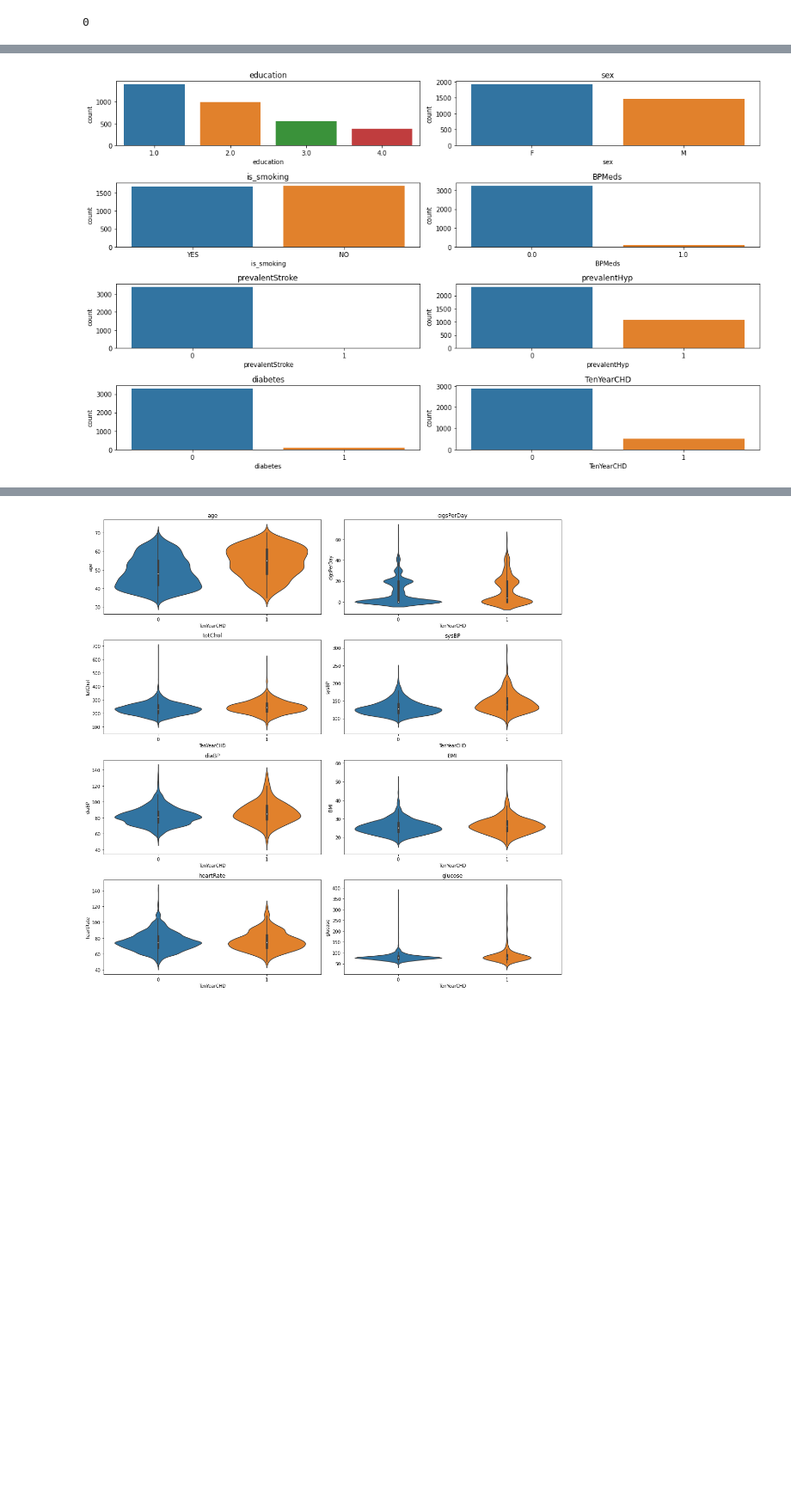
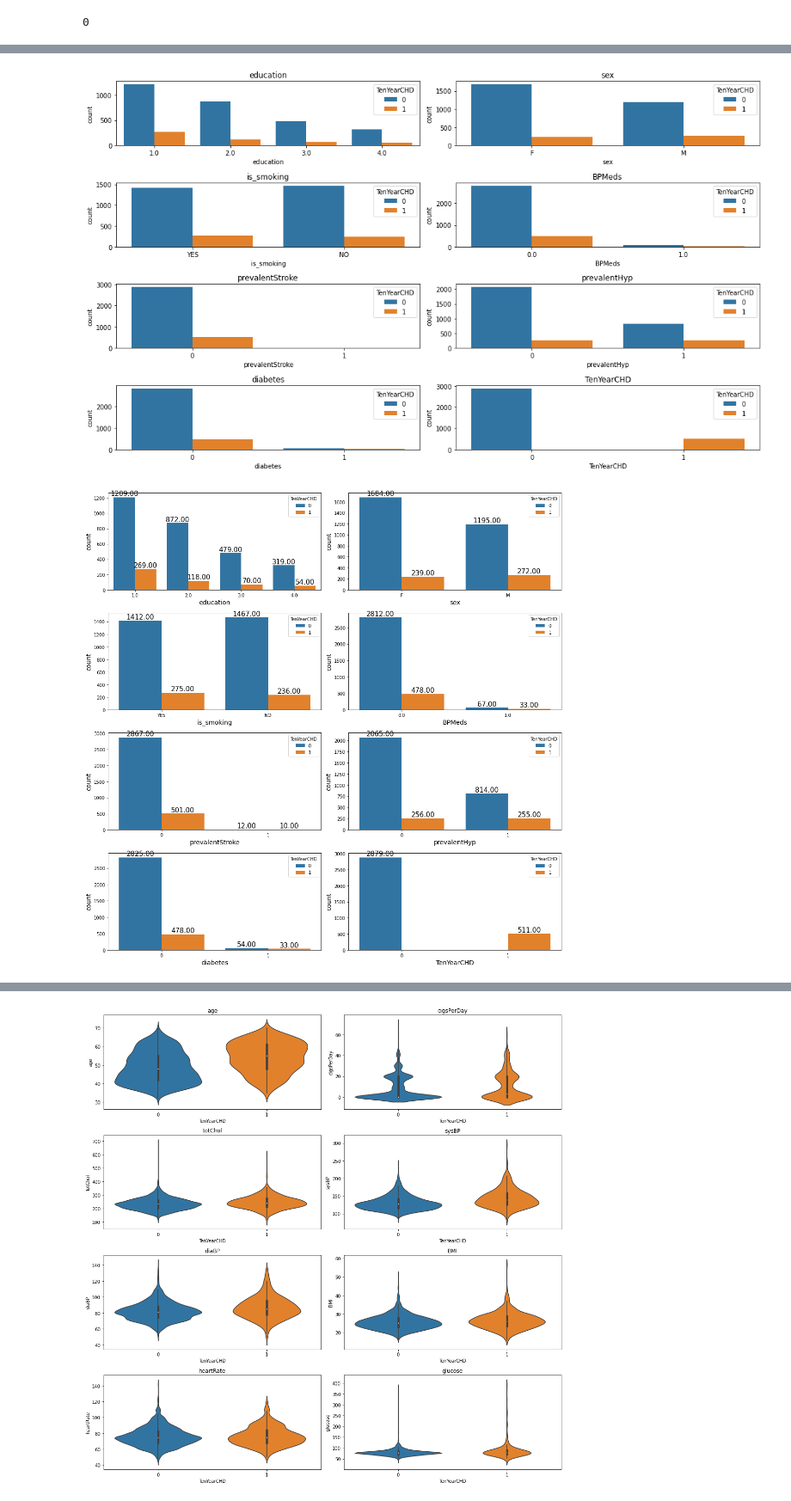
Before and after one commit to dkd99/Cardiovascular-Risk-prediction, a Jupyter notebook: Welcome_To_Colaboratory.ipynb, the cells around one changed output, grey strips where cells are left out. Shown at 86% size. Cells and saved outputs as stored; diff of their text form; code cells hidden in the pictures; blank space fills up the shorter version.

```diff
--- a/Welcome_To_Colaboratory.ipynb
+++ b/Welcome_To_Colaboratory.ipynb
@@ -316,8 +347,43 @@ plt.figure(figsize=(15,9))
 for i in nominal_features:
   plt.subplot(4,2,n)
   n=n+1
-  sns.countplot(df[i])
+  sns.countplot(x=i,hue='TenYearCHD',data=df)
   plt.title(i)
   plt.tight_layout()
 # %% [output]
-[figure, old version]
+[figure, new version]
+# %%
+n=1
+# Defining the plot size
+plt.figure(figsize=(15, 15))
+for i in nominal_features:
+  plt.subplot(4,2,n)
+  n=n+1
+
+
+  # Defining the values for x-axis, y-axis
+  # and from which dataframe the values are to be picked
+  plots = sns.countplot(x=i, hue="TenYearCHD", data=df)
+
+  # Iterrating over the bars one-by-one
+  for bar in plots.patches:
+    # Using Matplotlib's annotate function and
+    # passing the coordinates where the annotation shall be done
+    # x-coordinate: bar.get_x() + bar.get_width() / 2
+    # y-coordinate: bar.get_height()
+    # free space to be left to make graph pleasing: (0, 8)
+    # ha and va stand for the horizontal and vertical alignment
+	  plots.annotate(format(bar.get_height(), '.2f'),
+				(bar.get_x() + bar.get_width() / 2,
+					bar.get_height()), ha='center', va='center',
+				size=15, xytext=(0, 8),
+				textcoords='offset points')
+
+  # Setting the label for x-axis
+  plt.xlabel(i, size=14)
+
+  # Setting the label for y-axis
+  plt.ylabel('count', size=14)
+  plt.tight_layout()
+# %% [output]
+[figure, added]
```
Also changed, not shown: parts of 19 cells of this notebook.
